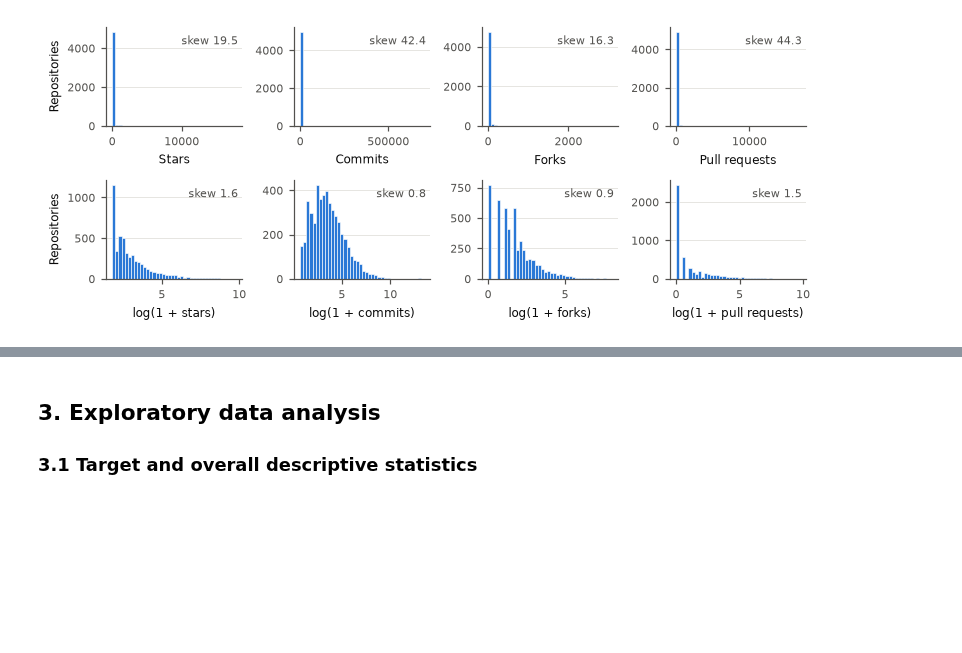
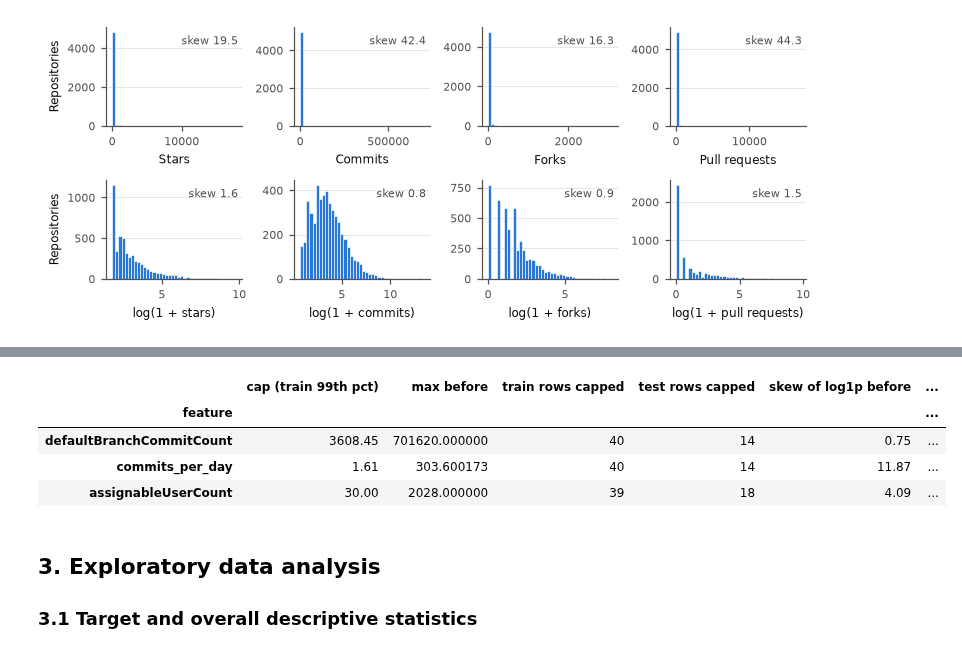
Before and after one commit to aminsaidane/github-abandonment-predection, a Jupyter notebook: notebooks/eda.ipynb, the cells around one changed output, grey strips where cells are left out. Cells and saved outputs as stored; diff of their text form; code cells hidden in the pictures; blank space fills up the shorter version.

Commit message:
Cap real-but-misleading extremes at the train 99th percentile; validate outliers in EDA 2.5

```diff
--- a/notebooks/eda.ipynb
+++ b/notebooks/eda.ipynb
@@ -339,0 +344,6 @@ save(fig, "fig_skew_log1p")
+# %%
+show_cols = ["nameWithOwner", "stars", "forks", "watchers", "defaultBranchCommitCount",
+             "pullRequests", "issues", "assignableUserCount"]
+for c in ["stars", "pullRequests", "defaultBranchCommitCount", "assignableUserCount"]:
+    print(f"\nTop 3 by {c}")
+    print(df.nlargest(3, c)[show_cols].to_string(index=False))
@@ -340,3 +397,23 @@ save(fig, "fig_skew_log1p")
+# %%
+X_tr, X_te, _, _ = get_train_test()
+cap_step = build_preprocessor(scale=False).fit(X_tr).named_transformers_["num"].named_steps["cap"]
+cap_rows = []
+for c, cap in cap_step.caps_.items():
+    cap_rows.append({
+        "feature": c, "cap (train 99th pct)": round(cap, 2), "max before": X_tr[c].max(),
+        "train rows capped": int((X_tr[c] > cap).sum()), "test rows capped": int((X_te[c] > cap).sum()),
+        "skew of log1p before": round(np.log1p(X_tr[c]).skew(), 2),
+        "skew of log1p after": round(np.log1p(X_tr[c].clip(upper=cap)).skew(), 2),
+    })
+caps = pd.DataFrame(cap_rows).set_index("feature")
+caps.to_csv(TAB_DIR / "winsorizing_caps.csv")
+caps
+# %% [output]
+|  | cap (train 99th pct) | max before | train rows capped | test rows capped | skew of log1p before | ... |
+| feature |  |  |  |  |  | ... |
+| defaultBranchCommitCount | 3608.45 | 701620.000000 | 40 | 14 | 0.75 | ... |
+| commits_per_day | 1.61 | 303.600173 | 40 | 14 | 11.87 | ... |
+| assignableUserCount | 30.00 | 2028.000000 | 39 | 18 | 4.09 | ... |
 # %% [markdown]
 ## 3. Exploratory data analysis
 
```
Also changed, not shown: parts of 7 cells of this notebook, 16 other files.
